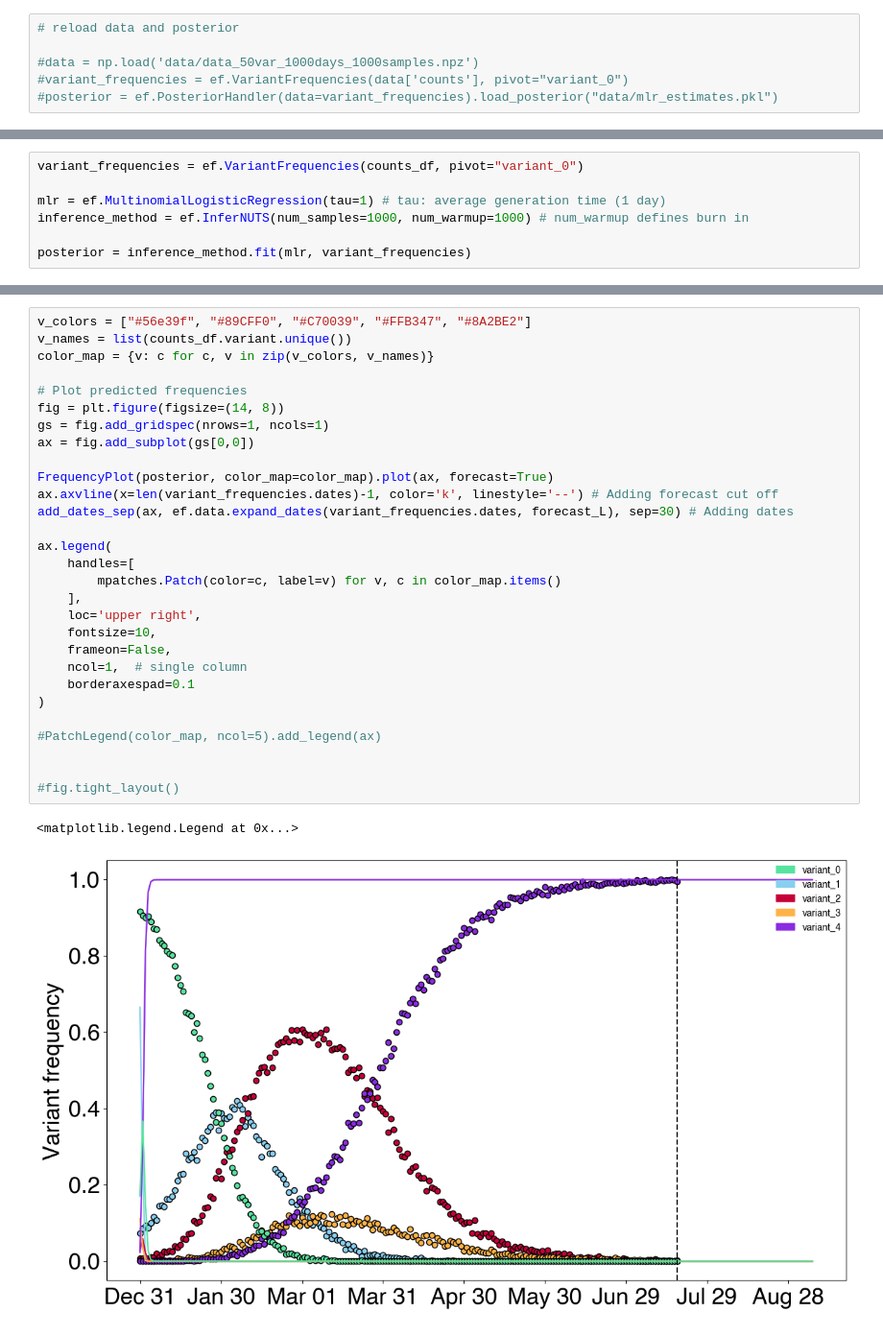
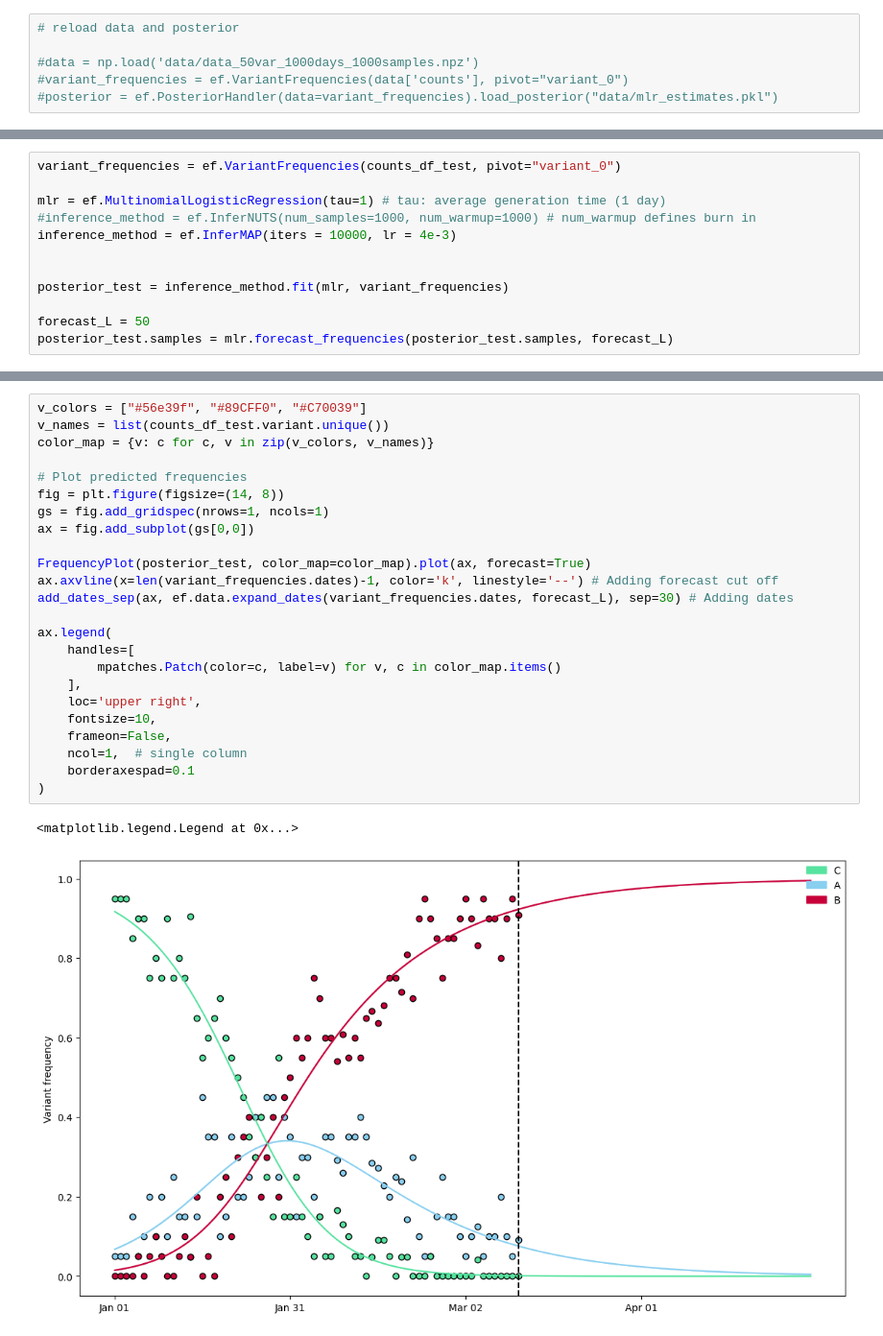
Before and after one commit to marie3003/mlr_predict_variant_composition, a Jupyter notebook: compare_evofr.ipynb, the cells around one changed output, grey strips where cells are left out. Shown at 96% size. Cells and saved outputs as stored; diff of their text form.

```diff
--- a/compare_evofr.ipynb
+++ b/compare_evofr.ipynb
@@ -299,7 +183,12 @@ array(['variant_0', 'variant_1', 'variant_2', 'variant_3', 'variant_4'],
 # %%
-variant_frequencies = ef.VariantFrequencies(counts_df, pivot="variant_0")
+variant_frequencies = ef.VariantFrequencies(counts_df_test, pivot="variant_0")
 
 mlr = ef.MultinomialLogisticRegression(tau=1) # tau: average generation time (1 day)
-inference_method = ef.InferNUTS(num_samples=1000, num_warmup=1000) # num_warmup defines burn in
+#inference_method = ef.InferNUTS(num_samples=1000, num_warmup=1000) # num_warmup defines burn in
+inference_method = ef.InferMAP(iters = 10000, lr = 4e-3)
 
-posterior = inference_method.fit(mlr, variant_frequencies)
+
+posterior_test = inference_method.fit(mlr, variant_frequencies)
+
+forecast_L = 50
+posterior_test.samples = mlr.forecast_frequencies(posterior_test.samples, forecast_L)
@@ -327,32 +195,27 @@ from evofr.plotting import plot_site_in_time, plot_variants, plot_time_series_wi
 # %%
-v_colors = ["#56e39f", "#89CFF0", "#C70039", "#FFB347", "#8A2BE2"]
-v_names = list(counts_df.variant.unique())
+v_colors = ["#56e39f", "#89CFF0", "#C70039"]
+v_names = list(counts_df_test.variant.unique())
 color_map = {v: c for c, v in zip(v_colors, v_names)}
 
 # Plot predicted frequencies
 fig = plt.figure(figsize=(14, 8))
 gs = fig.add_gridspec(nrows=1, ncols=1)
 ax = fig.add_subplot(gs[0,0])
 
-FrequencyPlot(posterior, color_map=color_map).plot(ax, forecast=True)
+FrequencyPlot(posterior_test, color_map=color_map).plot(ax, forecast=True)
 ax.axvline(x=len(variant_frequencies.dates)-1, color='k', linestyle='--') # Adding forecast cut off
 add_dates_sep(ax, ef.data.expand_dates(variant_frequencies.dates, forecast_L), sep=30) # Adding dates
 
 ax.legend(
     handles=[
         mpatches.Patch(color=c, label=v) for v, c in color_map.items()
     ],
     loc='upper right',
     fontsize=10,
     frameon=False,
     ncol=1,  # single column
     borderaxespad=0.1
 )
-
-#PatchLegend(color_map, ncol=5).add_legend(ax)
-
-
-#fig.tight_layout()
 # %% [output]
 <matplotlib.legend.Legend at 0x...>
-[figure, old version]
+[figure, new version]
```
Also changed, not shown: parts of 46 cells of this notebook, 3 other files.
